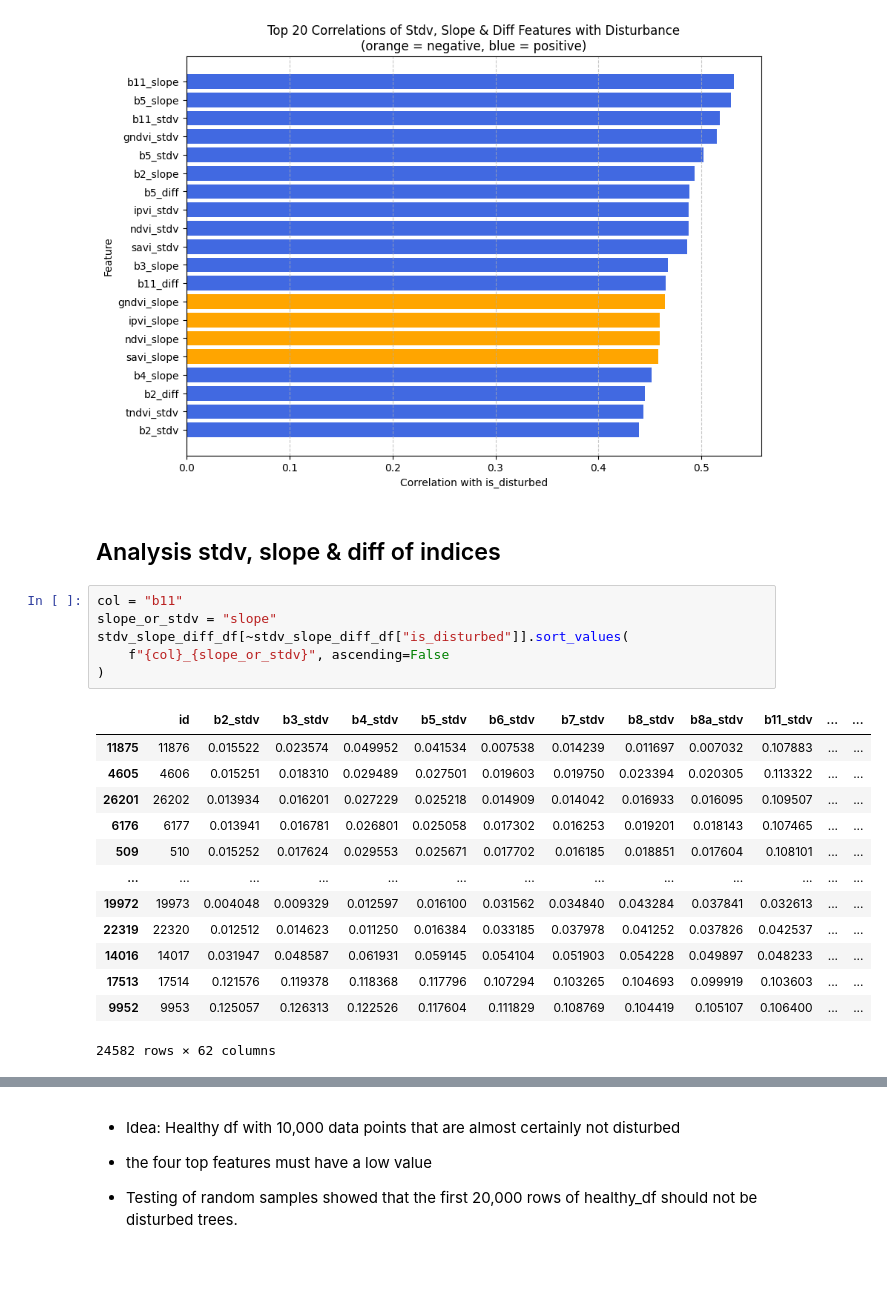
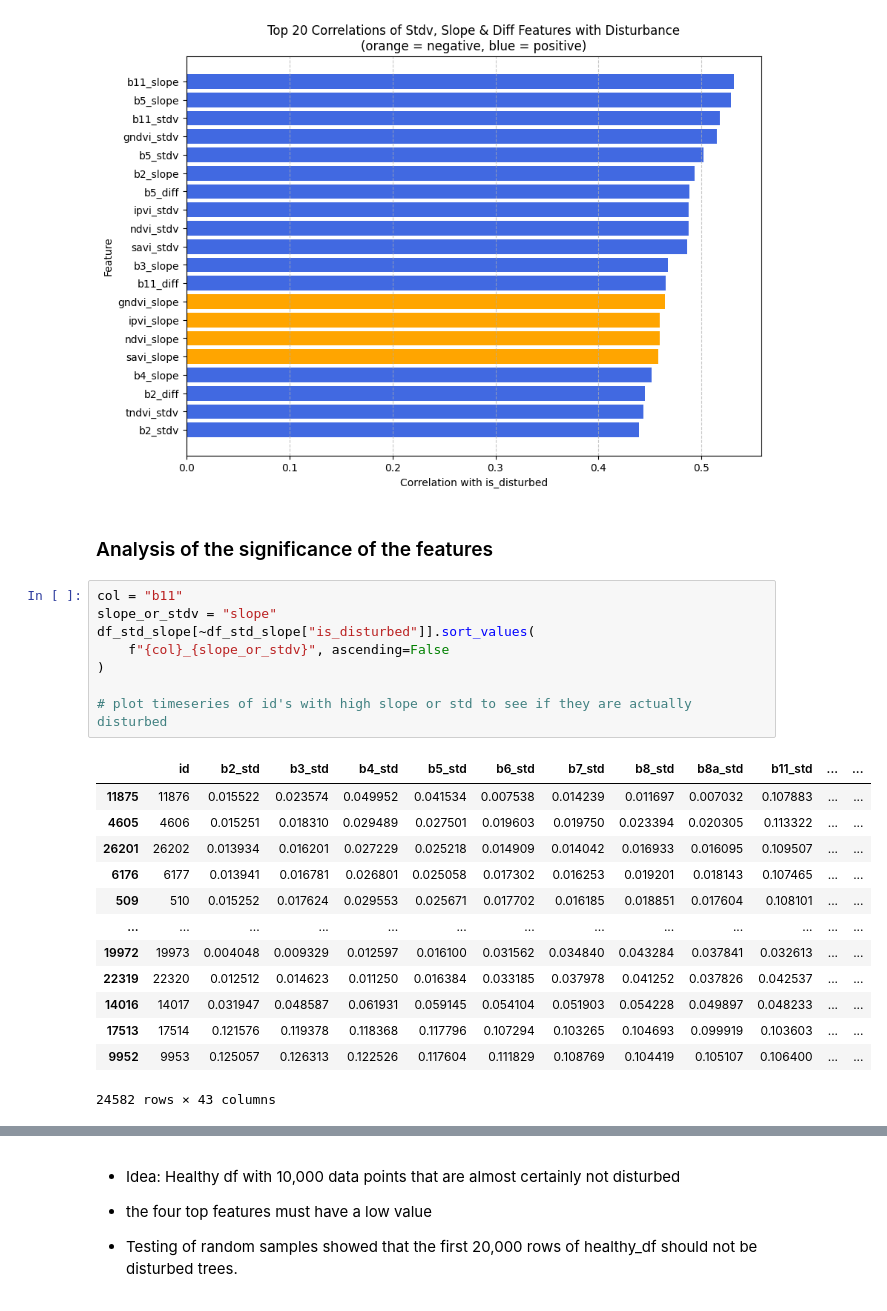
Before and after one commit to RafaelRiesle/tree_classification, a Jupyter notebook: notebooks/detect_disturbed_trees.ipynb, the cells around one changed output, grey strips where cells are left out. Drawn from its saved outputs; the diff is of its cells as text; blank space fills up the shorter version.

```diff
--- a/notebooks/detect_disturbed_trees.ipynb
+++ b/notebooks/detect_disturbed_trees.ipynb
@@ -107,15 +138,17 @@ corr_analyser.plot_correlations_with_target(correlations, top_n=20)
 # %% [output]
 [figure]
 # %% [markdown]
-## Analysis stdv, slope & diff of indices
+### Analysis of the significance of the features
 # %%
 col = "b11"
 slope_or_stdv = "slope"
-stdv_slope_diff_df[~stdv_slope_diff_df["is_disturbed"]].sort_values(
+df_std_slope[~df_std_slope["is_disturbed"]].sort_values(
     f"{col}_{slope_or_stdv}", ascending=False
 )
+
+# plot timeseries of id's with high slope or std to see if they are actually disturbed
 # %% [output]
-|  | id | b2_stdv | b3_stdv | b4_stdv | b5_stdv | b6_stdv | b7_stdv | b8_stdv | b8a_stdv | b11_stdv | ... | ... |
+|  | id | b2_std | b3_std | b4_std | b5_std | b6_std | b7_std | b8_std | b8a_std | b11_std | ... | ... |
 | 11875 | 11876 | 0.015522 | 0.023574 | 0.049952 | 0.041534 | 0.007538 | 0.014239 | 0.011697 | 0.007032 | 0.107883 | ... | ... |
 | 4605 | 4606 | 0.015251 | 0.018310 | 0.029489 | 0.027501 | 0.019603 | 0.019750 | 0.023394 | 0.020305 | 0.113322 | ... | ... |
 | 26201 | 26202 | 0.013934 | 0.016201 | 0.027229 | 0.025218 | 0.014909 | 0.014042 | 0.016933 | 0.016095 | 0.109507 | ... | ... |
@@ -127,5 +160,5 @@ stdv_slope_diff_df[~stdv_slope_diff_df["is_disturbed"]].sort_values(
 | 14016 | 14017 | 0.031947 | 0.048587 | 0.061931 | 0.059145 | 0.054104 | 0.051903 | 0.054228 | 0.049897 | 0.048233 | ... | ... |
 | 17513 | 17514 | 0.121576 | 0.119378 | 0.118368 | 0.117796 | 0.107294 | 0.103265 | 0.104693 | 0.099919 | 0.103603 | ... | ... |
 | 9952 | 9953 | 0.125057 | 0.126313 | 0.122526 | 0.117604 | 0.111829 | 0.108769 | 0.104419 | 0.105107 | 0.106400 | ... | ... |
-24582 rows × 62 columns
+24582 rows × 43 columns
 # %%
```
Also changed, not shown: parts of 13 cells of this notebook.
